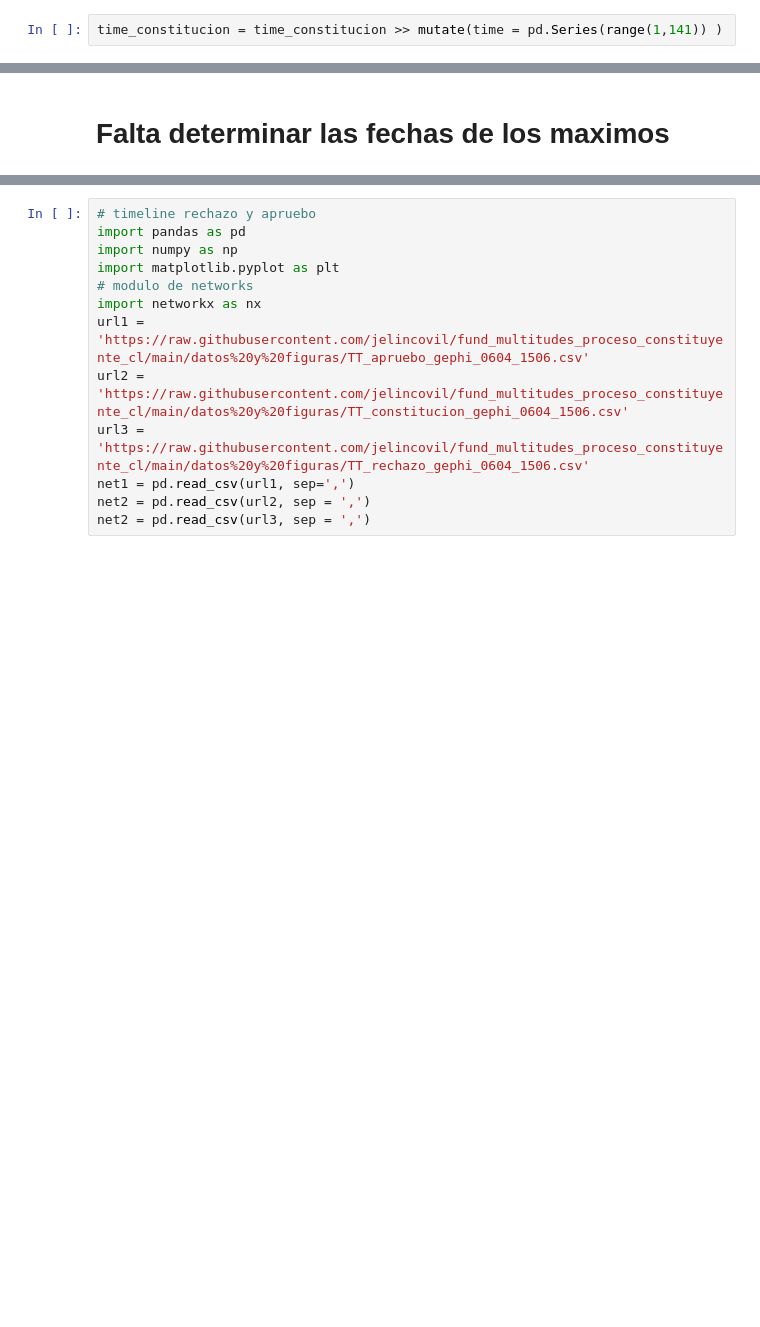
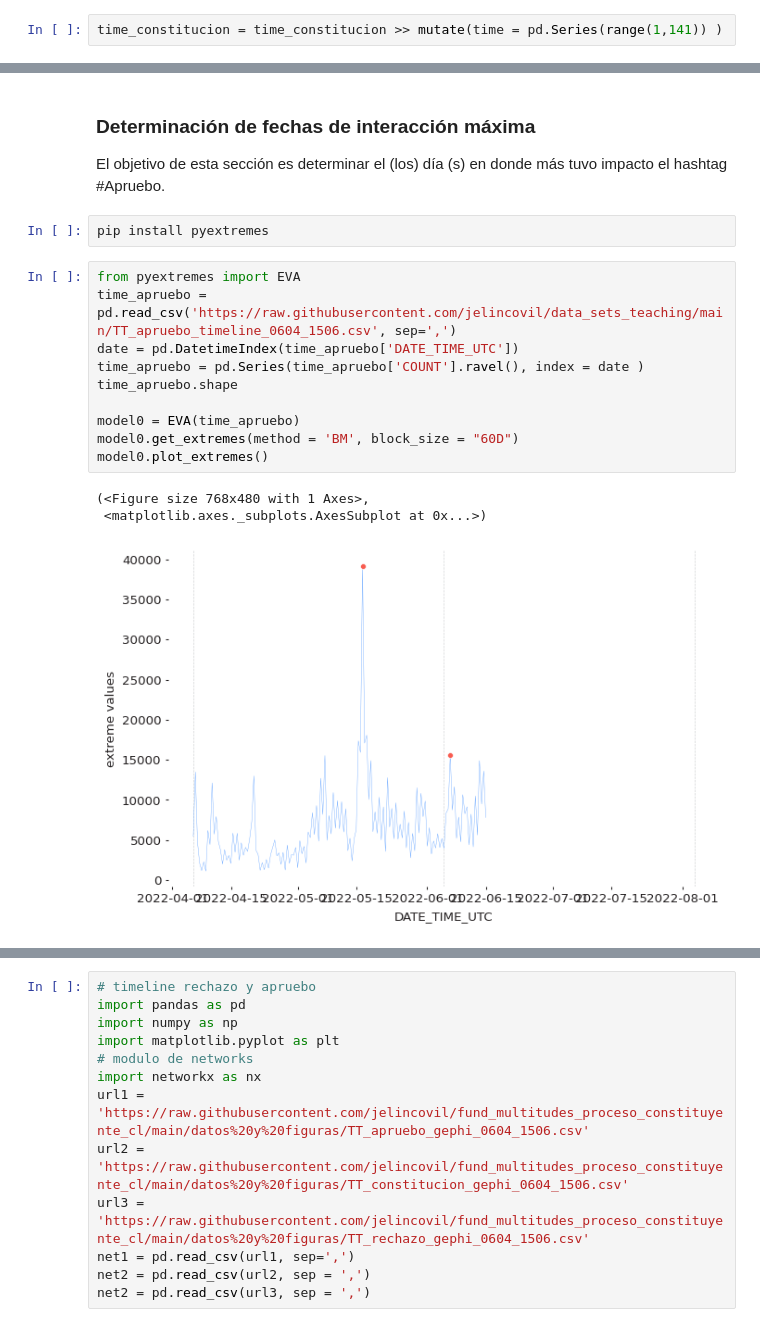
Before and after one commit to jelincovil/fund_multitudes_proceso_constituyente_cl, a Jupyter notebook: Analisis_de_interacciones_Fundacion_Multitudes_(Py).ipynb, the cells around one changed output, grey strips where cells are left out. Saved outputs shown, nothing was run; the diff lists cells and outputs as text; blank space fills up the shorter version.

```diff
--- a/Analisis_de_interacciones_Fundacion_Multitudes_(Py).ipynb
+++ b/Analisis_de_interacciones_Fundacion_Multitudes_(Py).ipynb
@@ -86,2 +93,20 @@ time_constitucion = time_constitucion >> mutate(time = pd.Series(range(1,141)) )
-# %% [markdown]
-# Falta determinar las fechas de los maximos
+# %% [markdown]
+### Determinación de fechas de interacción máxima
+
+El objetivo de esta sección es determinar el (los) día (s) en donde más tuvo impacto el hashtag \#Apruebo.
+# %%
+pip install pyextremes
+# %%
+from pyextremes import EVA
+time_apruebo = pd.read_csv('https://raw.githubusercontent.com/jelincovil/data_sets_teaching/main/TT_apruebo_timeline_0604_1506.csv', sep=',')
+date = pd.DatetimeIndex(time_apruebo['DATE_TIME_UTC'])
+time_apruebo = pd.Series(time_apruebo['COUNT'].ravel(), index = date )
+time_apruebo.shape
+
+model0 = EVA(time_apruebo)
+model0.get_extremes(method = 'BM', block_size = "60D")
+model0.plot_extremes()
+# %% [output]
+(<Figure size 768x480 with 1 Axes>,
+ <matplotlib.axes._subplots.AxesSubplot at 0x...>)
+[figure, added]
```
Also changed, not shown: parts of 38 cells of this notebook.
